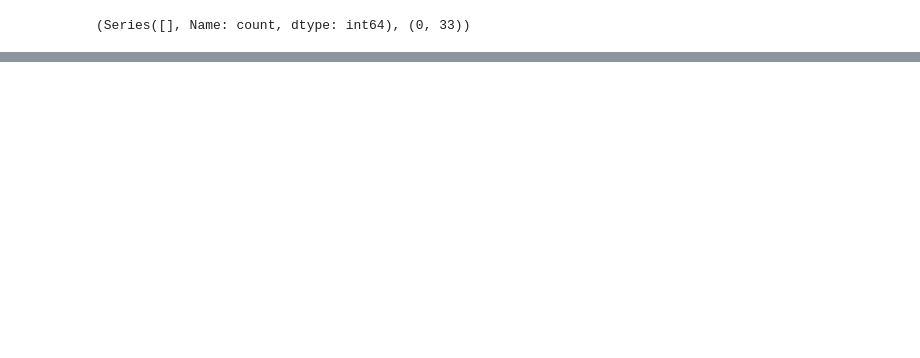
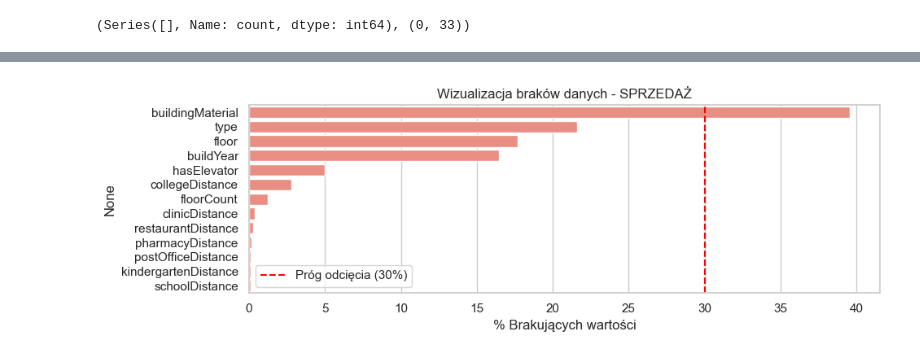
Before and after one commit to Marcello732/PRIAD-projekt, a Jupyter notebook: apartments.ipynb, the cells around one changed output, grey strips where cells are left out. Saved outputs shown, nothing was run; the diff lists cells and outputs as text; code cells hidden in the pictures; blank space fills up the shorter version.

```diff
--- a/apartments.ipynb
+++ b/apartments.ipynb
@@ -87,0 +189,79 @@ df_other["source_file"].value_counts().head(20), df_other.shape
+# %%
+def analyze_dataframe(df, df_name, plot_missing=True):
+    n_rows, n_cols = df.shape
+
+    # A. Braki danych
+    missing = df.isnull().sum()
+    missing = missing[missing > 0]
+
+    if missing.empty:
+        table_html = "<p><b>Brak brakujących danych (NaN).</b></p>"
+    else:
+        missing_pct = (missing / n_rows) * 100
+        missing_df = pd.DataFrame({'Liczba': missing, '% Braków': missing_pct})
+        missing_df = missing_df.sort_values(by='% Braków', ascending=False)
+
+        # Konwersja tabeli na HTML z kolorowaniem
+        table_html = missing_df.head(10).style.background_gradient(cmap='Reds', subset=['% Braków'])\
+            .format({'% Braków': '{:.2f}%'})\
+            .set_caption("Top 10 brakujących danych")\
+            .set_table_attributes('style="width:100%"')\
+            .to_html()
+
+    # B. Duplikaty
+    n_dupl = df.duplicated().sum()
+    n_dupl_logic = 0
+    if 'id' in df.columns and 'snapshot_date' in df.columns:
+        n_dupl_logic = df.duplicated(subset=['id', 'snapshot_date']).sum()
+
+    # C. Sanity Check (Błędy wartości)
+    bad_price = (df['price'] <= 0).sum()
+    bad_area = ((df['squareMeters'] < 10) | (df['squareMeters'] > 1000)).sum()
+
+
+    # Tworzymy panel HTML: Prawa kolumna (Tabela), Lewa kolumna (Tekst/Statystyki)
+    dashboard_html = f"""
+    <div style="display: flex; flex-direction: row; gap: 40px; align-items: flex-start;">
+        <div style="flex: 1; min-width: 300px; padding: 15px; border-radius: 8px;">
+            <h2> RAPORT JAKOŚCI DANYCH: {df_name} </h2>
+
+            <p><b>Liczba obserwacji:</b> {n_rows:,}</p>
+
+            <hr>
+
+            <p><b>Duplikaty:</b></p>
+            <ul style="margin-top: 5px;">
+                <li>Pełne (dubel wiersza): <b>{n_dupl}</b></li>
+                <li>Logiczne (id + data): <b>{n_dupl_logic}</b></li>
+            </ul>
+
+            <hr>
+
+            <p><b>Sanity Check (Błędy):</b></p>
+            <ul style="margin-top: 5px;">
+                <li>Cena <= 0 PLN: <b style="color: {'red' if bad_price > 0 else 'green'}">{bad_price}</b></li>
+                <li>Metraż < 10m² lub > 1000m²: <b style="color: {'red' if bad_area > 0 else 'green'}">{bad_area}</b></li>
+            </ul>
+        </div>
+        <div style="flex: 1; min-width: 300px;">
+            {table_html}
+        </div>
+    </div>
+    """
+
+    display(HTML(dashboard_html))
+
+    # Wykres
+    if plot_missing and not missing.empty:
+        plt.figure(figsize=(10, 3))
+        sns.barplot(x=missing_df['% Braków'], y=missing_df.index, color='salmon')
+        plt.title(f'Wizualizacja braków danych - {df_name}')
+        plt.axvline(x=30, color='red', linestyle='--', label='Próg odcięcia (30%)')
+        plt.xlabel('% Brakujących wartości')
+        plt.legend()
+        plt.show()
+
+# Wywołanie testowe
+analyze_dataframe(df_sell, "SPRZEDAŻ")
+analyze_dataframe(df_rent, "WYNAJEM")
+# %% [output]
@@ -87,0 +288 @@ df_other["source_file"].value_counts().head(20), df_other.shape
+[figure, added]
```
Also changed, not shown: parts of 36 cells of this notebook.
